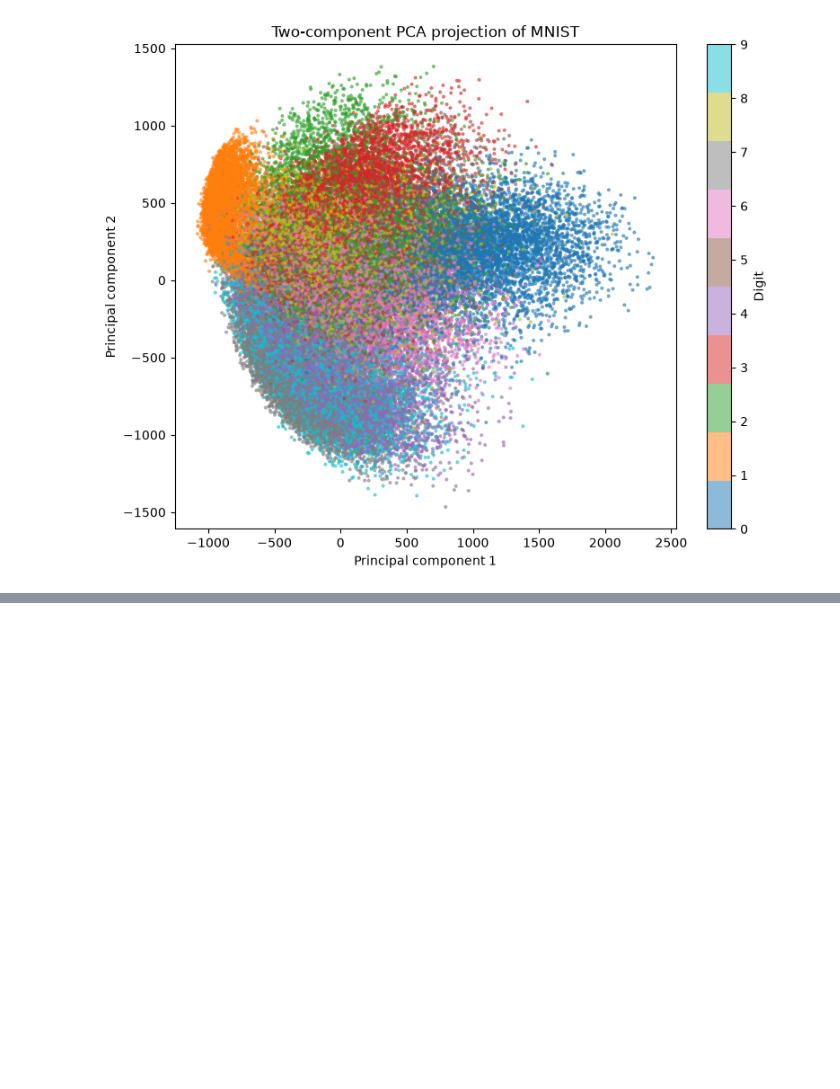
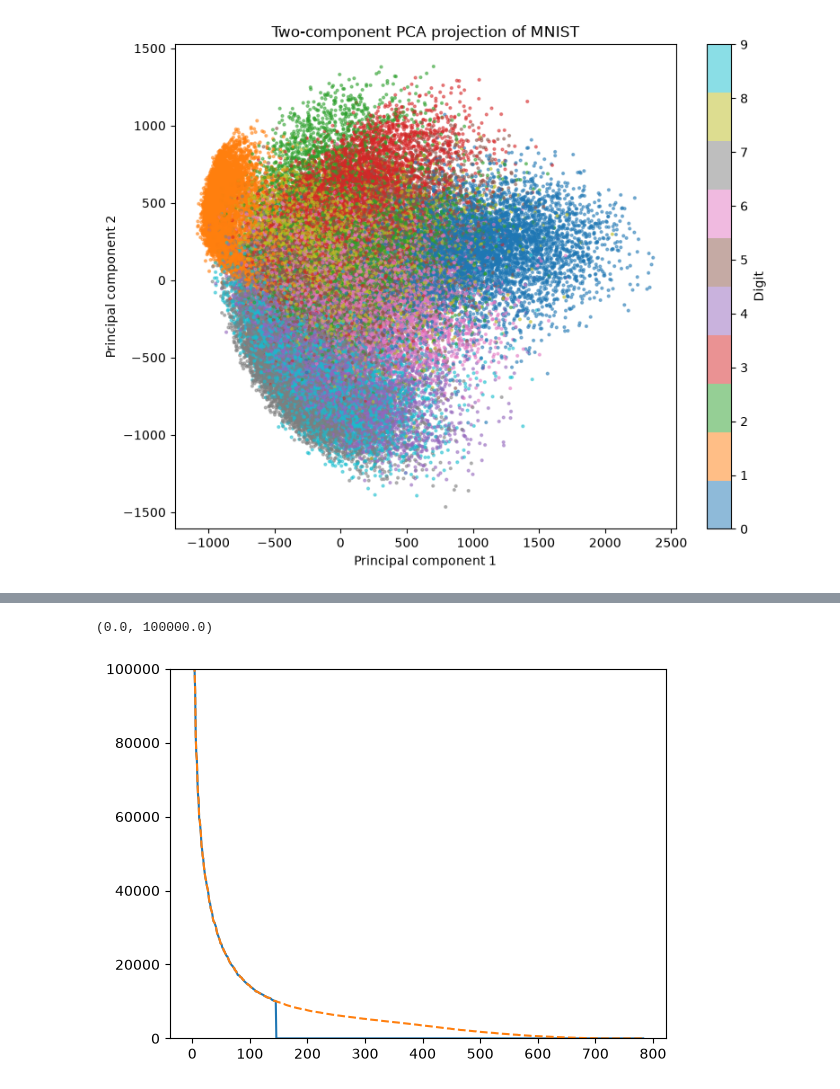
Before and after one commit to Otto-gits/Maths-of-AI, a Jupyter notebook: pca_example.ipynb, the cells around one changed output, grey strips where cells are left out. Saved outputs shown, nothing was run; the diff lists cells and outputs as text; code cells hidden in the pictures; blank space fills up the shorter version.

```diff
--- a/pca_example.ipynb
+++ b/pca_example.ipynb
@@ -73,0 +110,13 @@ plt.show()
+# %%
+import copy
+
+threshold = 10000.0
+S2 = copy.deepcopy(S)
+S2[S < threshold] = 0.0
+
+plt.plot(S2)
+plt.plot(S, linestyle='dashed')
+plt.ylim([0, 100000])
+# %% [output]
+(0.0, 100000.0)
+[figure, added]
```
Also changed, not shown: parts of 6 cells of this notebook.
